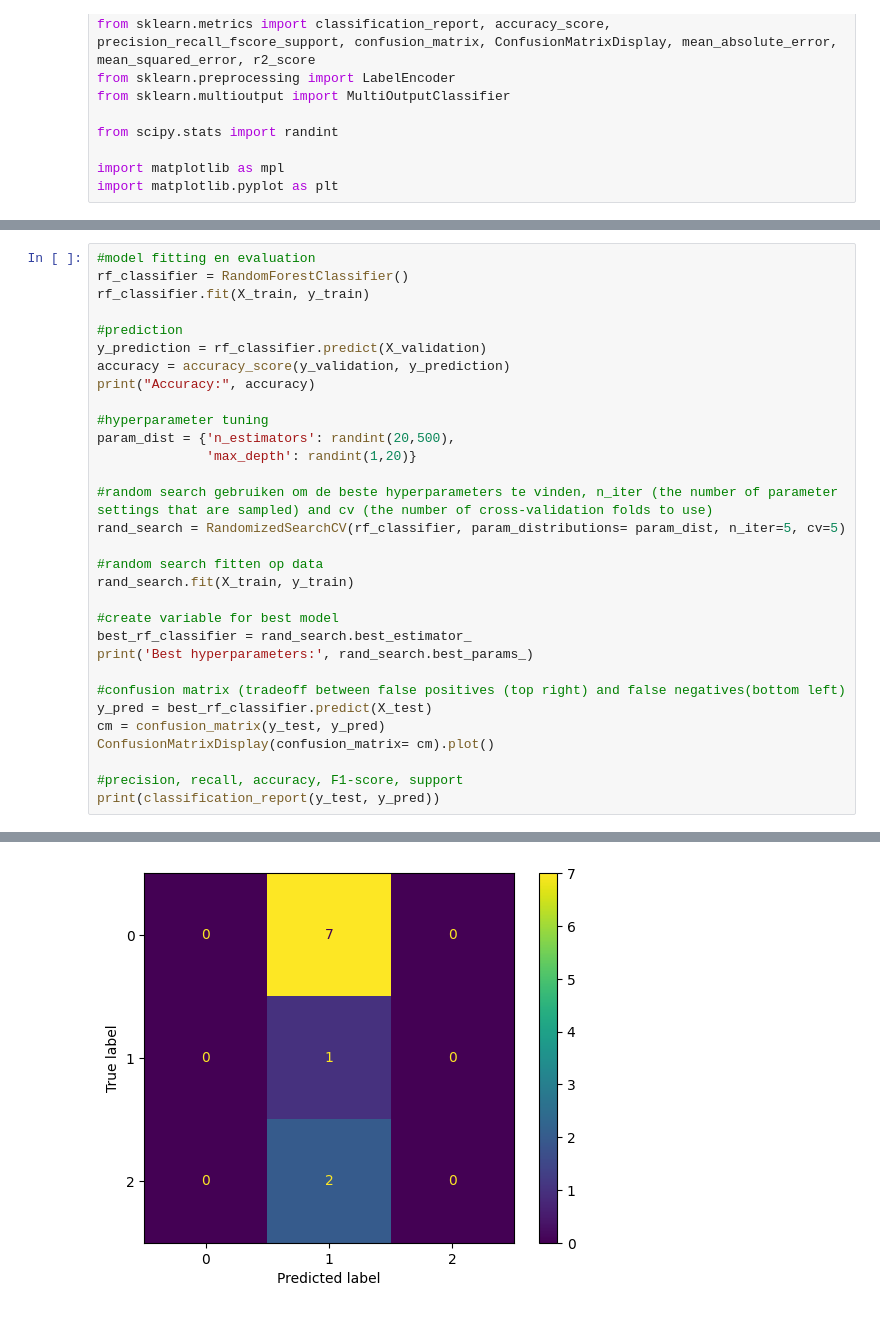
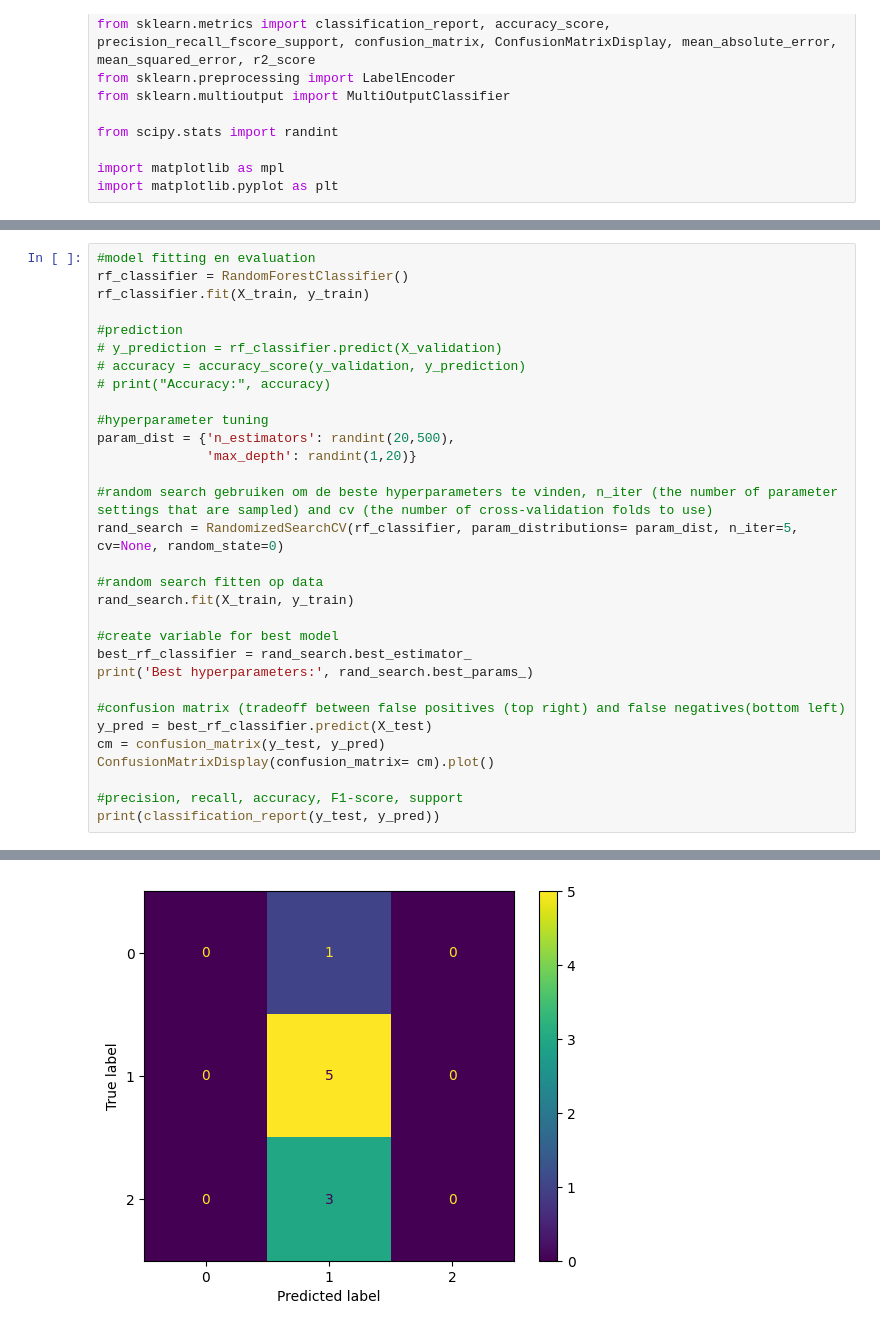
Before and after one commit to Zainab-am/Data-Mining-For-The-Girls, a Jupyter notebook: randomforest.ipynb, the cells around one changed output, grey strips where cells are left out. Cells and saved outputs as stored; diff of their text form.

```diff
--- a/randomforest.ipynb
+++ b/randomforest.ipynb
@@ -42,16 +52,16 @@ rf_classifier = RandomForestClassifier()
 rf_classifier.fit(X_train, y_train)
 
 #prediction
-y_prediction = rf_classifier.predict(X_validation)
-accuracy = accuracy_score(y_validation, y_prediction)
-print("Accuracy:", accuracy)
+# y_prediction = rf_classifier.predict(X_validation)
+# accuracy = accuracy_score(y_validation, y_prediction)
+# print("Accuracy:", accuracy)
 
 #hyperparameter tuning
 param_dist = {'n_estimators': randint(20,500),
               'max_depth': randint(1,20)}
 
 #random search gebruiken om de beste hyperparameters te vinden, n_iter (the number of parameter settings that are sampled) and cv (the number of cross-validation folds to use)
-rand_search = RandomizedSearchCV(rf_classifier, param_distributions= param_dist, n_iter=5, cv=5)
+rand_search = RandomizedSearchCV(rf_classifier, param_distributions= param_dist, n_iter=5, cv=None, random_state=0)
 
 #random search fitten op data
 rand_search.fit(X_train, y_train)
@@ -82 +91 @@ weighted avg       0.01      0.10      0.02        10
-[figure, old version]
+[figure, new version]
```
Also changed, not shown: parts of 12 cells of this notebook, 5 other files.
